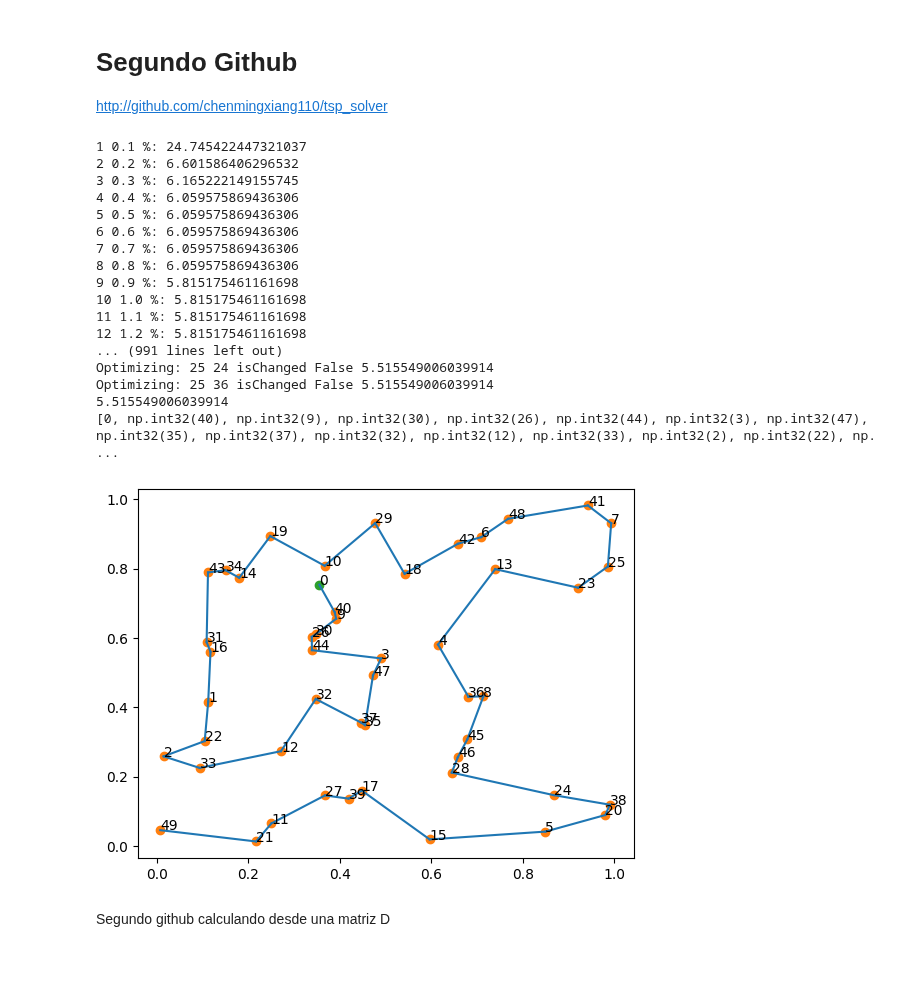
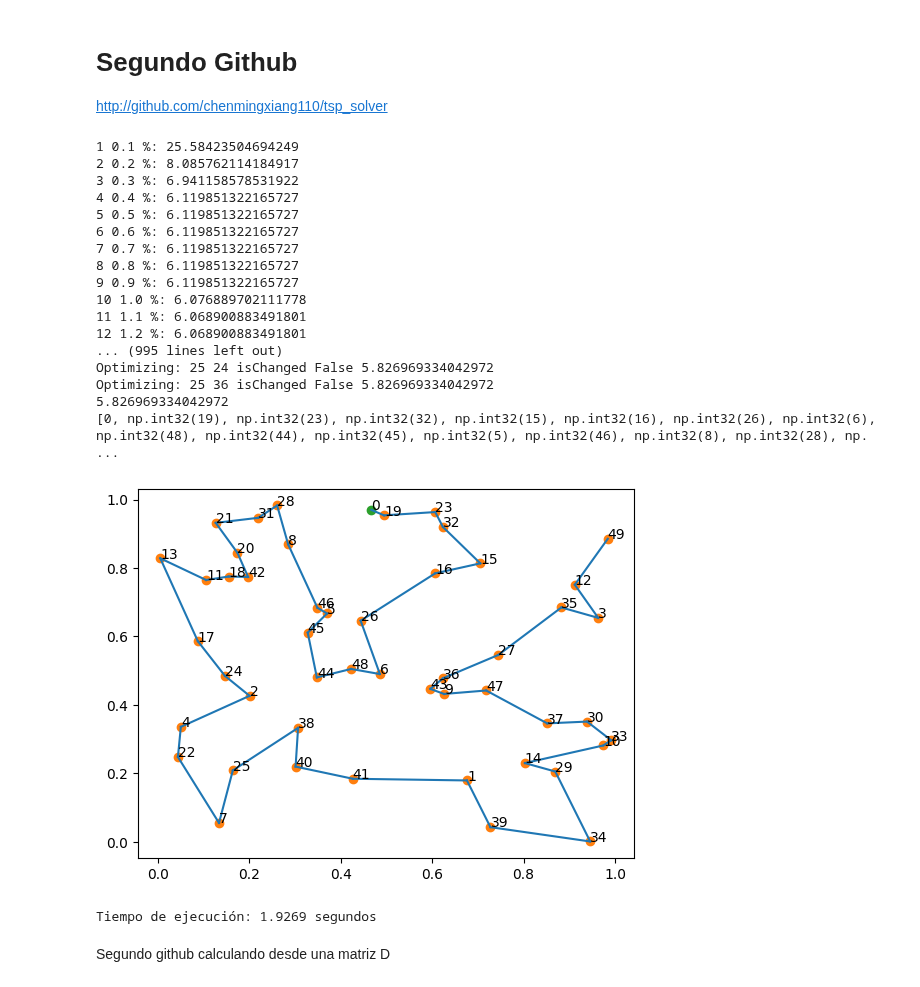
Before and after one commit to DrStone438/Optimizacion-TSP, a Jupyter notebook: Codigos TSP.ipynb, the cells around one changed output. Cells and saved outputs as stored; diff of their text form; code cells hidden in the pictures.

Commit message:
Agregue el tiempode ejecucion

```diff
--- a/Codigos TSP.ipynb
+++ b/Codigos TSP.ipynb
@@ -55,41 +59,44 @@ for indice in ruta:
 http://github.com/chenmingxiang110/tsp_solver
 # %%
 from iter_solver import calculate_distance_matrix, auto_solver, plot_route
-
+start = time.time()
 # Randomize 50 points for testing
 coords = []
 for _ in range(50):
     coords.append(np.random.random(2))
 coords = np.array(coords)
 
 # Calculate the distance matrix
 distance_matrix = calculate_distance_matrix(coords)
 
 # Solve the TSP problem with ruin & recreate method
 d, r = auto_solver(distance_matrix, n_iter=1000, local_search_iter=100,
                    init_route=None, back_to_origin=False, verbose_step=1)
 print(d)
 print(r)
 plot_route(coords, r)
+end = time.time()
+print(f"Tiempo de ejecución: {end - start:.4f} segundos")
 # %% [output]
-1 0.1 %: 24.745422447321037
-2 0.2 %: 6.601586406296532
-3 0.3 %: 6.165222149155745
-4 0.4 %: 6.059575869436306
-5 0.5 %: 6.059575869436306
-6 0.6 %: 6.059575869436306
-7 0.7 %: 6.059575869436306
-8 0.8 %: 6.059575869436306
-9 0.9 %: 5.815175461161698
-10 1.0 %: 5.815175461161698
-11 1.1 %: 5.815175461161698
-12 1.2 %: 5.815175461161698
-... (991 lines left out)
-Optimizing: 25 24 isChanged False 5.515549006039914
-Optimizing: 25 36 isChanged False 5.515549006039914
-5.515549006039914
-[0, np.int32(40), np.int32(9), np.int32(30), np.int32(26), np.int32(44), np.int32(3), np.int32(47), np.int32(35), np.int32(37), np.int32(32), np.int32(12), np.int32(33), np.int32(2), np.int32(22), np. ...
+1 0.1 %: 25.58423504694249
+2 0.2 %: 8.085762114184917
+3 0.3 %: 6.941158578531922
+4 0.4 %: 6.119851322165727
+5 0.5 %: 6.119851322165727
+6 0.6 %: 6.119851322165727
+7 0.7 %: 6.119851322165727
+8 0.8 %: 6.119851322165727
+9 0.9 %: 6.119851322165727
+10 1.0 %: 6.076889702111778
+11 1.1 %: 6.068900883491801
+12 1.2 %: 6.068900883491801
+... (995 lines left out)
+Optimizing: 25 24 isChanged False 5.826969334042972
+Optimizing: 25 36 isChanged False 5.826969334042972
+5.826969334042972
+[0, np.int32(19), np.int32(23), np.int32(32), np.int32(15), np.int32(16), np.int32(26), np.int32(6), np.int32(48), np.int32(44), np.int32(45), np.int32(5), np.int32(46), np.int32(8), np.int32(28), np. ...
-[figure, old version]
+[figure, new version]
+Tiempo de ejecución: 1.9269 segundos
 # %% [markdown]
 Segundo github calculando desde una matriz D
 # %%
```
Also changed, not shown: parts of 6 cells of this notebook.
